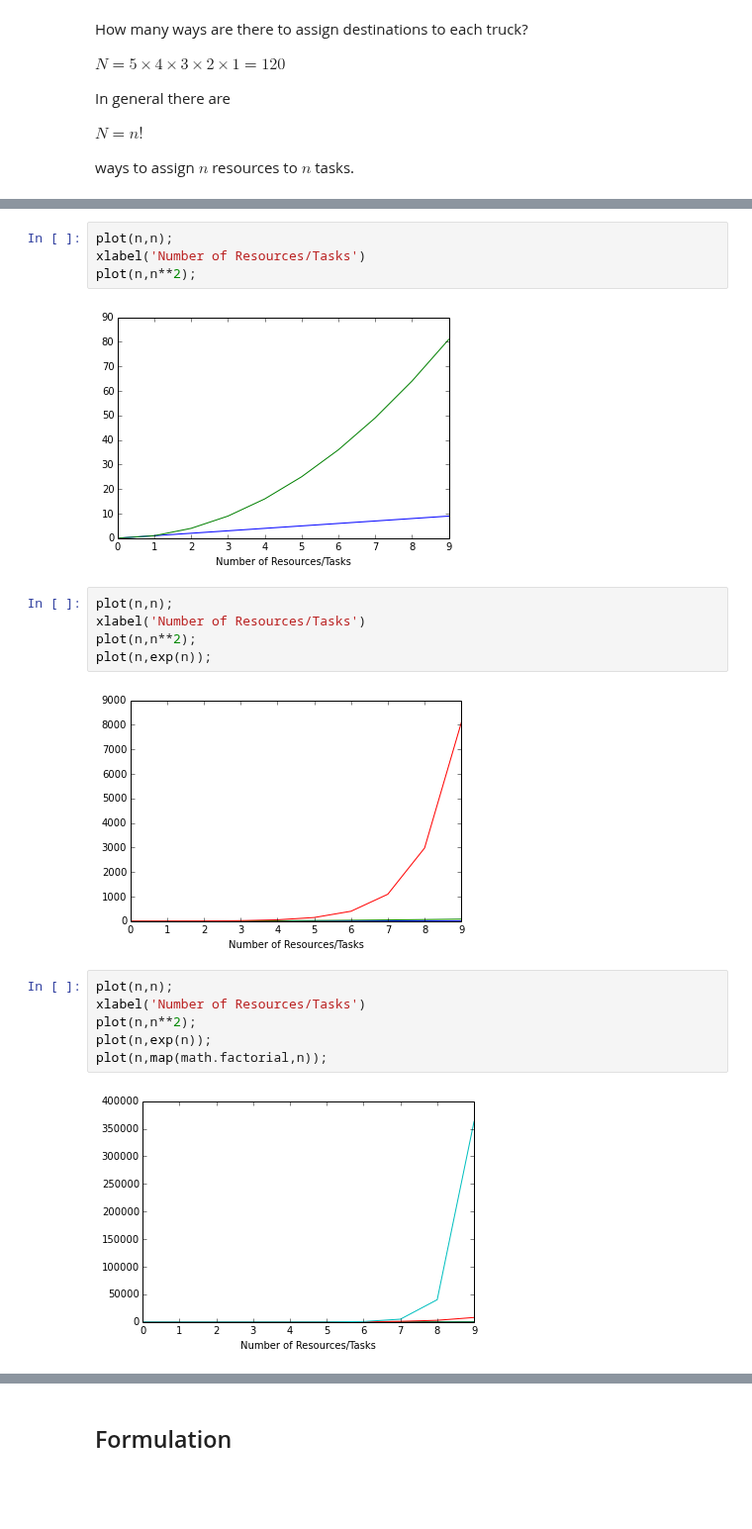
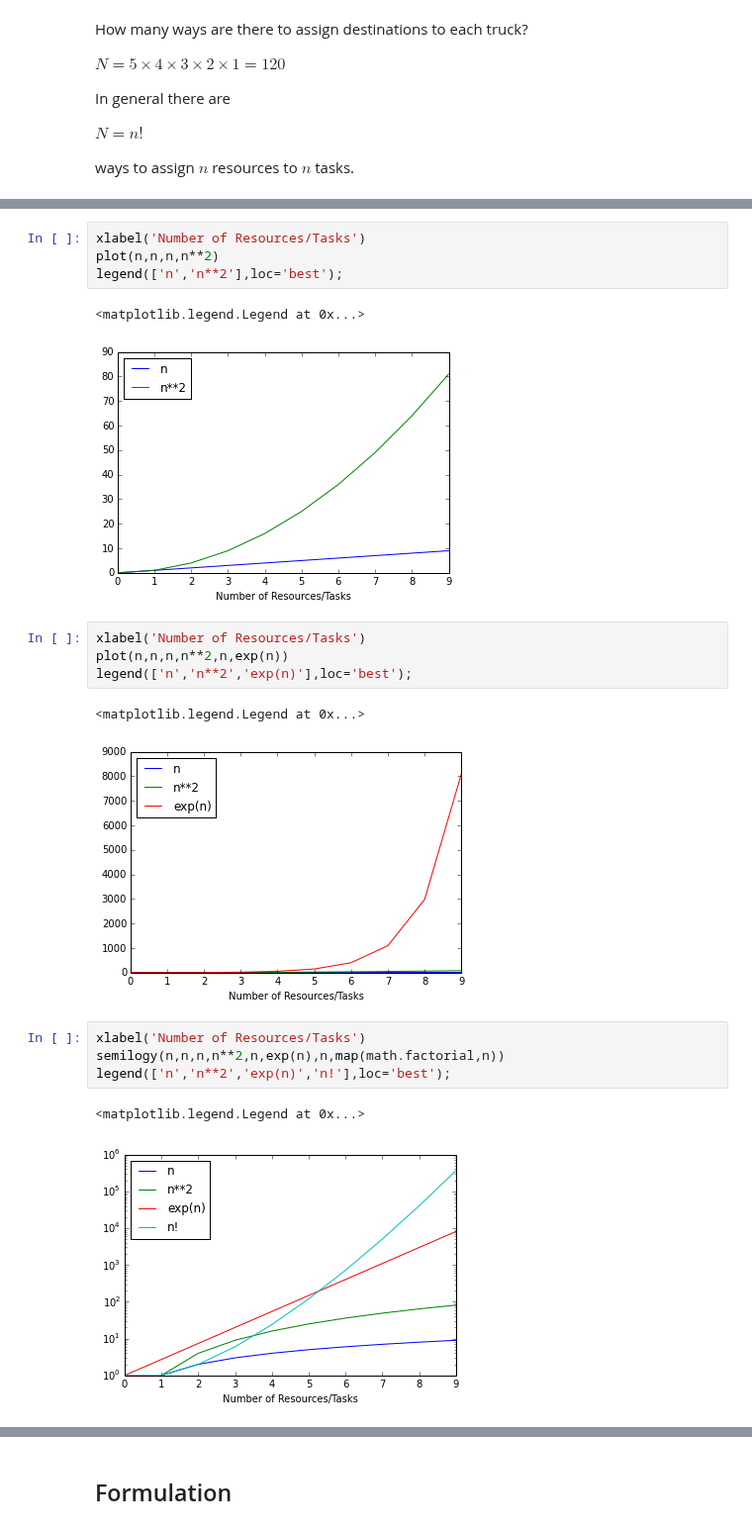
Before and after one commit to jckantor/CBE40455, a Jupyter notebook: notebooks/Assignment Problems.ipynb, the cells around one changed output, grey strips where cells are left out. Shown at 99% size. Drawn from its saved outputs; the diff is of its cells as text; blank space fills up the shorter version.

```diff
--- a/notebooks/Assignment Problems.ipynb
+++ b/notebooks/Assignment Problems.ipynb
@@ -34,23 +39,23 @@ xlabel('Number of Resources/Tasks');
 # %% [output]
 [figure]
 # %%
-plot(n,n);
 xlabel('Number of Resources/Tasks')
-plot(n,n**2);
+plot(n,n,n,n**2)
+legend(['n','n**2'],loc='best');
 # %% [output]
+<matplotlib.legend.Legend at 0x...>
-[figure, old version]
+[figure, new version]
 # %%
-plot(n,n);
 xlabel('Number of Resources/Tasks')
-plot(n,n**2);
-plot(n,exp(n));
+plot(n,n,n,n**2,n,exp(n))
+legend(['n','n**2','exp(n)'],loc='best');
 # %% [output]
+<matplotlib.legend.Legend at 0x...>
-[figure, old version]
+[figure, new version]
 # %%
-plot(n,n);
 xlabel('Number of Resources/Tasks')
-plot(n,n**2);
-plot(n,exp(n));
-plot(n,map(math.factorial,n));
+semilogy(n,n,n,n**2,n,exp(n),n,map(math.factorial,n))
+legend(['n','n**2','exp(n)','n!'],loc='best');
 # %% [output]
+<matplotlib.legend.Legend at 0x...>
-[figure, old version]
+[figure, new version]
```
Also changed, not shown: parts of 8 cells of this notebook, 1 other file.
